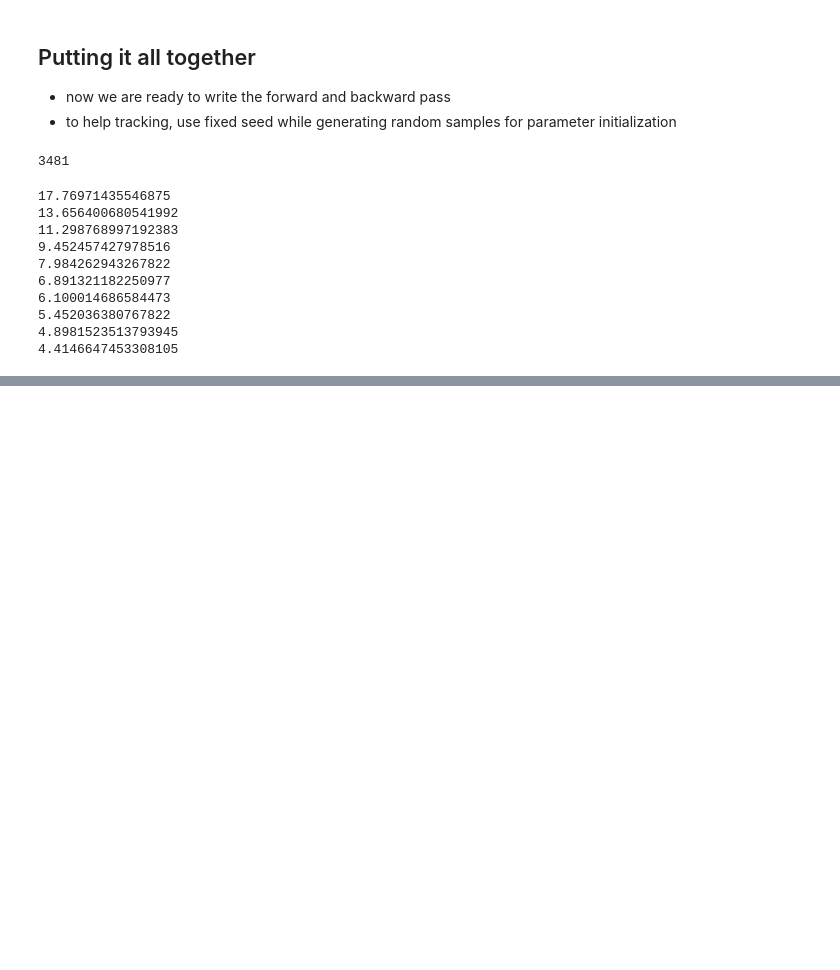
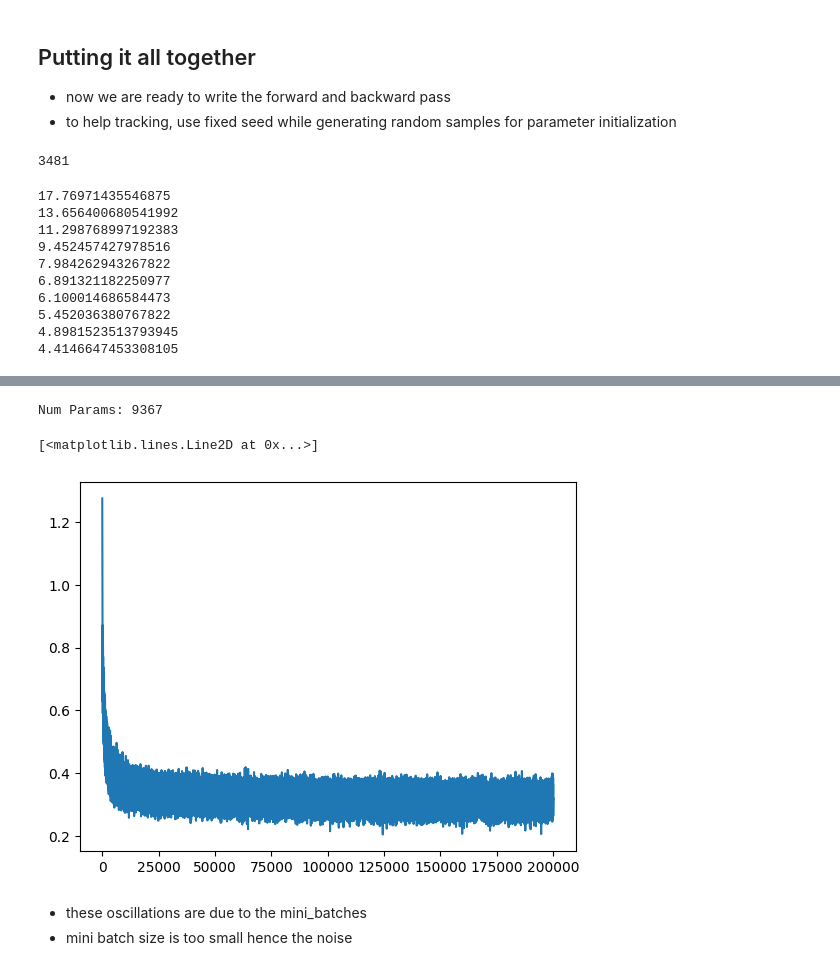
Before and after one commit to Himan13799/LanguageModeling, a Jupyter notebook: MakeMoreNames/quadgram_lm_mlp.ipynb, the cells around one changed output, grey strips where cells are left out. Cells and saved outputs as stored; diff of their text form; code cells hidden in the pictures; blank space fills up the shorter version.

```diff
--- a/MakeMoreNames/quadgram_lm_mlp.ipynb
+++ b/MakeMoreNames/quadgram_lm_mlp.ipynb
@@ -429,0 +1011,7 @@ for _ in range(num_iterations):
+# %%
+# dev loss
+emb = C[Xdev] # (mini_batch_size, block_size/num input tokens, embedding_dimension)
+h = torch.tanh(emb.view(-1, 3*feature_vector_dimensions) @ W1 + b1) # z = (W1*X + b1), a = g(z) g = tanh (activation) -> dim(number_of_examples, hidden_layer_size)
+logits = h @ W2 + b2 # (hidden_layer_size, vocab_size)
+dev_loss = F.cross_entropy(logits, ydev)
+print("Dev Loss: ", dev_loss.item())
@@ -429,0 +1040,55 @@ for _ in range(num_iterations):
+# %%
+# lets try increasing the hidden layer size
+feature_vector_dimensions = 20
+vocab_size = len(vocab)
+hidden_layer_size = 100
+output_layer_size = vocab_size
+g = torch.Generator().manual_seed(2147483647)
+C = torch.randn((vocab_size, feature_vector_dimensions), generator = g)
+W1 = torch.randn((block_size*feature_vector_dimensions, hidden_layer_size), generator=g)
+b1 = torch.randn(hidden_layer_size, generator = g)
+W2 = torch.randn((hidden_layer_size, output_layer_size), generator = g)
+b2 = torch.randn(output_layer_size, generator=g)
+parameters = [C, W1, b1, W2, b2]
+num_params = sum([p.nelement() for p in parameters])
+for p in parameters:
+    p.requires_grad = True
+print(f"Num Params: {num_params}")
+# %% [output]
+Num Params: 9367
+# %%
+steps = []
+losses =[]
+# %%
+# learning_rate = 0.01 # 1st 50k iterations was 0.1
+mini_batch_size = 32
+num_iterations = 200000
+for i in range(num_iterations):
+    # forward pass
+    # sample mini_batch
+    ix = torch.randint(0, Xtr.shape[0], (mini_batch_size,))
+    emb = C[Xtr[ix]] # (mini_batch_size, block_size/num input tokens, embedding_dimension)
+    h = torch.tanh(emb.view(-1, 3*feature_vector_dimensions) @ W1 + b1) # z = (W1*X + b1), a = g(z) g = tanh (activation) -> dim(number_of_examples, hidden_layer_size)
+    logits = h @ W2 + b2 # (hidden_layer_size, vocab_size)
+    loss = F.cross_entropy(logits, ytr[ix])
+    # backward pass
+    # FIRST SET THE GRADS to ZERO!! In every pass
+    for p in parameters:
+        p.grad = None
+    loss.backward()
+    # update params
+    learning_rate = 0.1 if i<num_iterations//2 else 0.01
+    for p in parameters:
+        p.data += -learning_rate*p.grad
+
+    # track progress
+    losses.append(loss.log10().item()) # taking log loss for scaling, better to visualize
+    steps.append(i)
+# %%
+plt.plot(steps, losses)
+# %% [output]
+[<matplotlib.lines.Line2D at 0x...>]
+[figure, added]
+# %% [markdown]
+- these oscillations are due to the mini_batches
+- mini batch size is too small hence the noise
```
Also changed, not shown: parts of 69 cells of this notebook.
